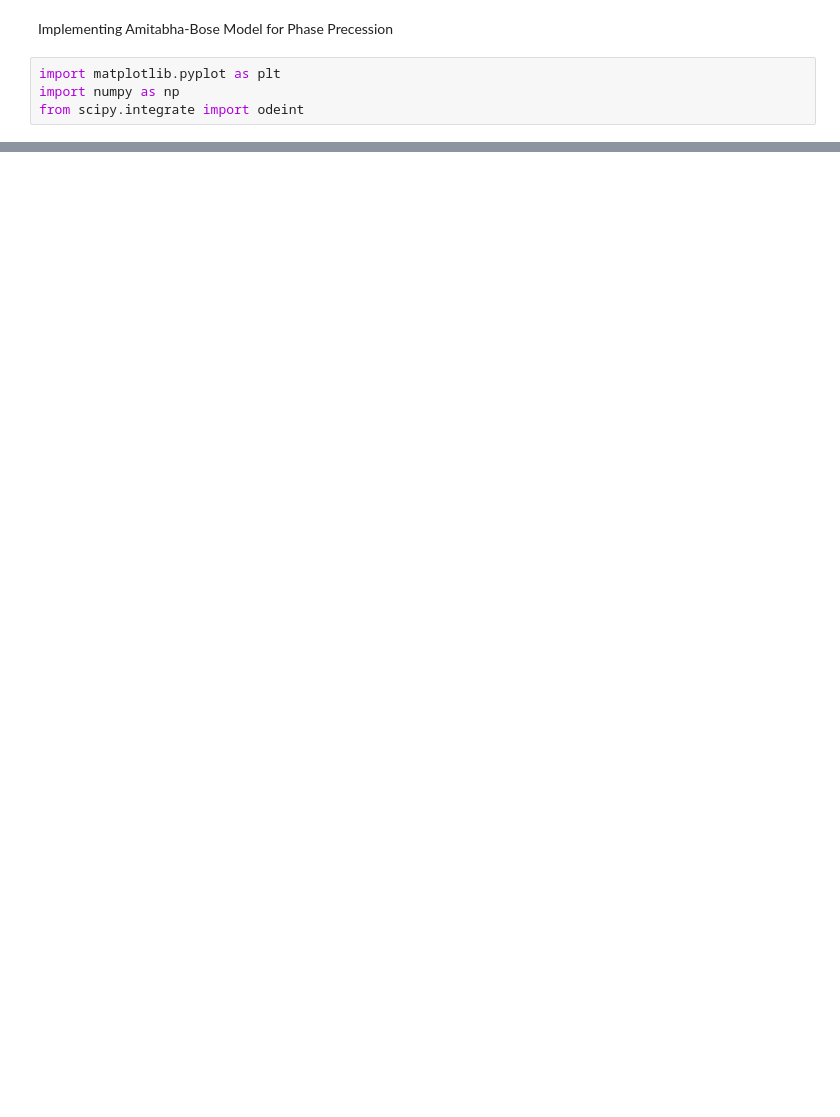
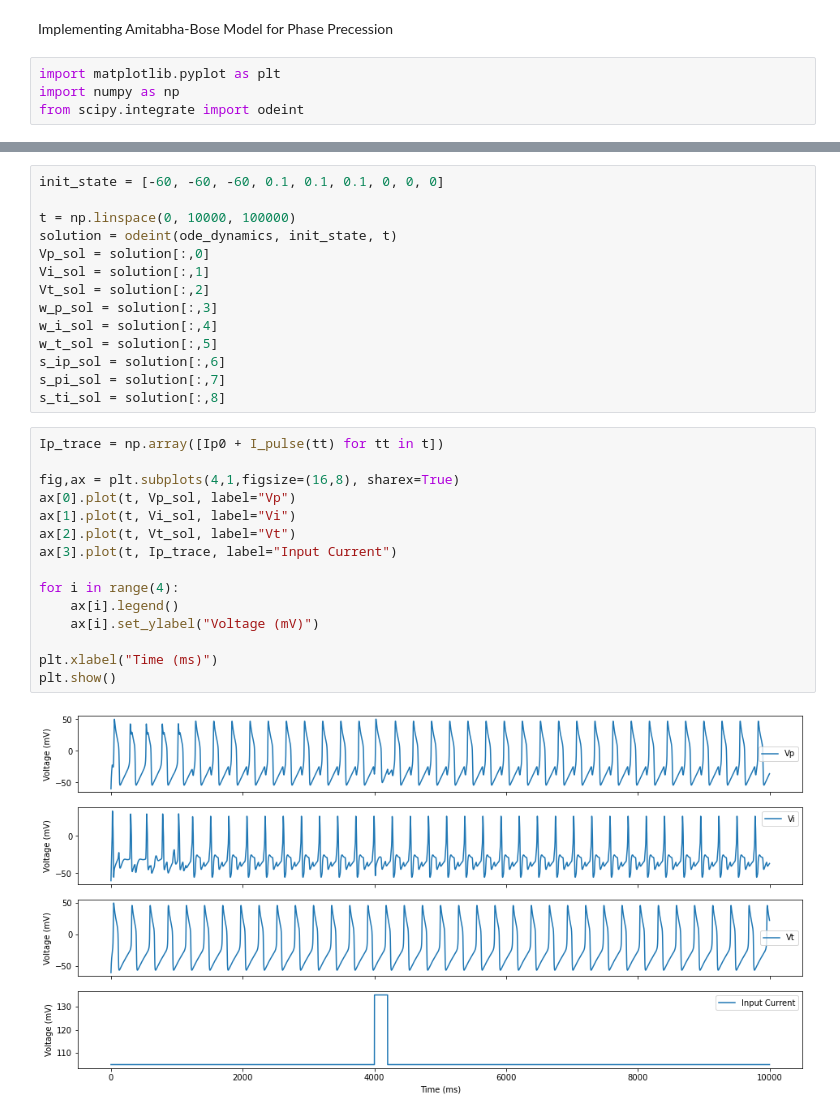
Before and after one commit to tiny-infinity/GridCellsTheta, a Jupyter notebook: amit_bose_diffeq.ipynb, the cells around one changed output, grey strips where cells are left out. Drawn from its saved outputs; the diff is of its cells as text; blank space fills up the shorter version.

```diff
--- a/amit_bose_diffeq.ipynb
+++ b/amit_bose_diffeq.ipynb
@@ -124,0 +110,31 @@ def dwp_dt(Vp):
+# %%
+init_state = [-60, -60, -60, 0.1, 0.1, 0.1, 0, 0, 0]
+
+t = np.linspace(0, 10000, 100000)
+solution = odeint(ode_dynamics, init_state, t)
+Vp_sol = solution[:,0]
+Vi_sol = solution[:,1]
+Vt_sol = solution[:,2]
+w_p_sol = solution[:,3]
+w_i_sol = solution[:,4]
+w_t_sol = solution[:,5]
+s_ip_sol = solution[:,6]
+s_pi_sol = solution[:,7]
+s_ti_sol = solution[:,8]
+# %%
+Ip_trace = np.array([Ip0 + I_pulse(tt) for tt in t])
+
+fig,ax = plt.subplots(4,1,figsize=(16,8), sharex=True)
+ax[0].plot(t, Vp_sol, label="Vp")
+ax[1].plot(t, Vi_sol, label="Vi")
+ax[2].plot(t, Vt_sol, label="Vt")
+ax[3].plot(t, Ip_trace, label="Input Current")
+
+for i in range(4):
+    ax[i].legend()
+    ax[i].set_ylabel("Voltage (mV)")
+
+plt.xlabel("Time (ms)")
+plt.show()
+# %% [output]
+[figure, added]
```
Also changed, not shown: parts of 7 cells of this notebook.
